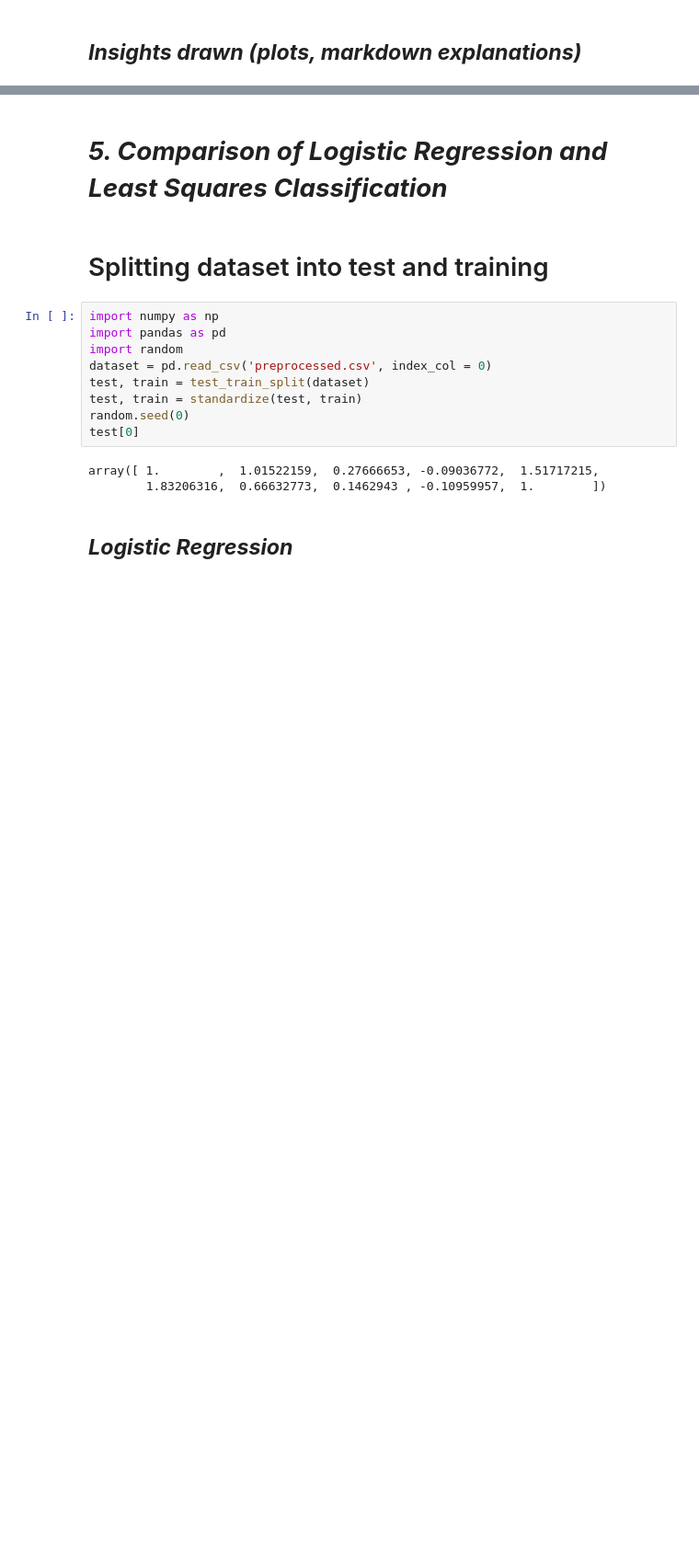
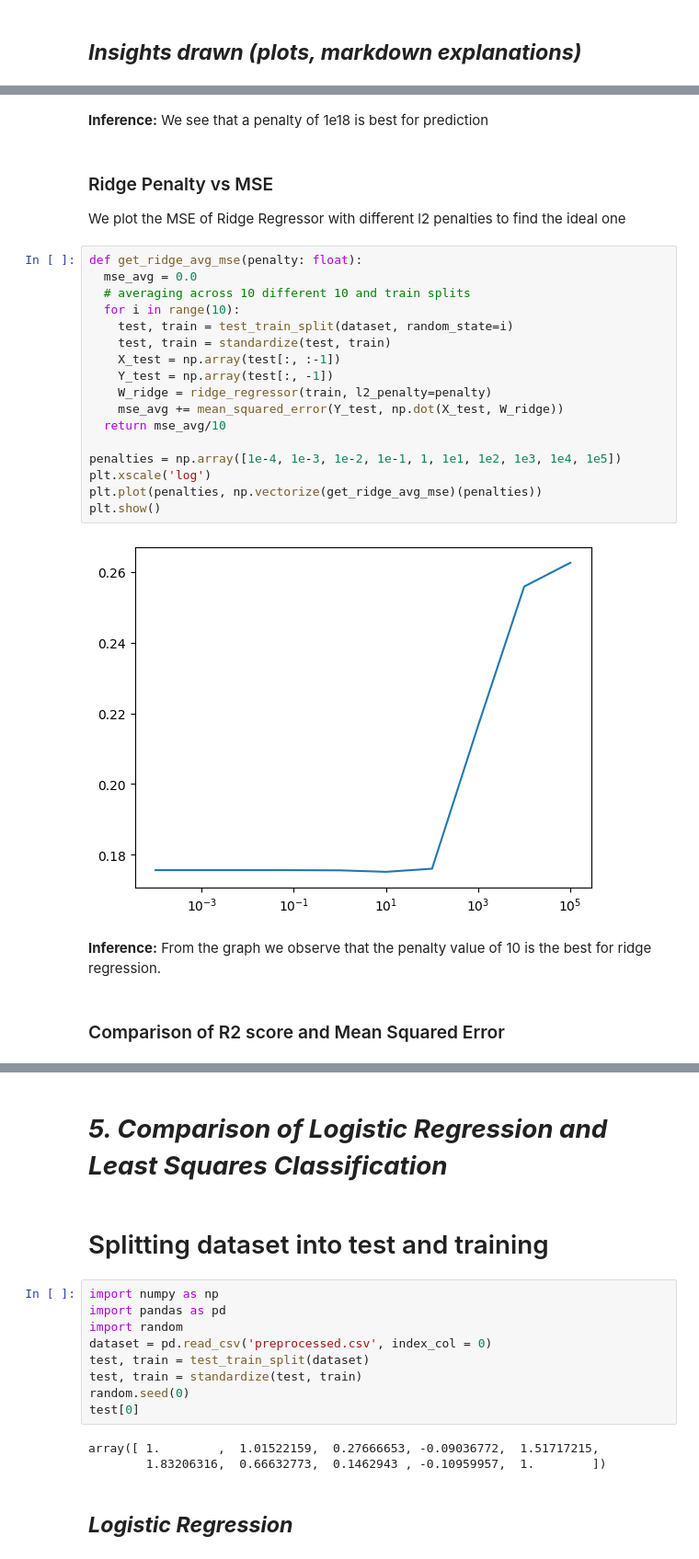
Before and after one commit to Neo-Panther/ML-Project-Predicting-Diabetes, a Jupyter notebook: Template.ipynb, the cells around one changed output, grey strips where cells are left out. Shown at 92% size. Cells and saved outputs as stored; diff of their text form; blank space fills up the shorter version.

```diff
--- a/Template.ipynb
+++ b/Template.ipynb
@@ -568,3 +590,31 @@ array([ 0.12304767, -0.01620675,  0.16479392, -0.0154365 , -0.00510493,
+# %% [markdown]
+**Inference:** We see that a penalty of 1e18 is best for prediction
+# %% [markdown]
+### Ridge Penalty vs MSE
+We plot the MSE of Ridge Regressor with different l2 penalties to find the ideal one
+# %%
+def get_ridge_avg_mse(penalty: float):
+  mse_avg = 0.0
+  # averaging across 10 different 10 and train splits
+  for i in range(10):
+    test, train = test_train_split(dataset, random_state=i)
+    test, train = standardize(test, train)
+    X_test = np.array(test[:, :-1])
+    Y_test = np.array(test[:, -1])
+    W_ridge = ridge_regressor(train, l2_penalty=penalty)
+    mse_avg += mean_squared_error(Y_test, np.dot(X_test, W_ridge))
+  return mse_avg/10
+
+penalties = np.array([1e-4, 1e-3, 1e-2, 1e-1, 1, 1e1, 1e2, 1e3, 1e4, 1e5])
+plt.xscale('log')
+plt.plot(penalties, np.vectorize(get_ridge_avg_mse)(penalties))
+plt.show()
+# %% [output]
+[figure, added]
+# %% [markdown]
+**Inference:** From the graph we observe that the penalty value of 10 is the best for ridge regression.
+# %% [markdown]
+### Comparison of R2 score and Mean Squared Error
 # %%
 from sklearn.metrics import r2_score
 from sklearn.metrics import mean_squared_error
```
Also changed, not shown: parts of 10 cells of this notebook.
